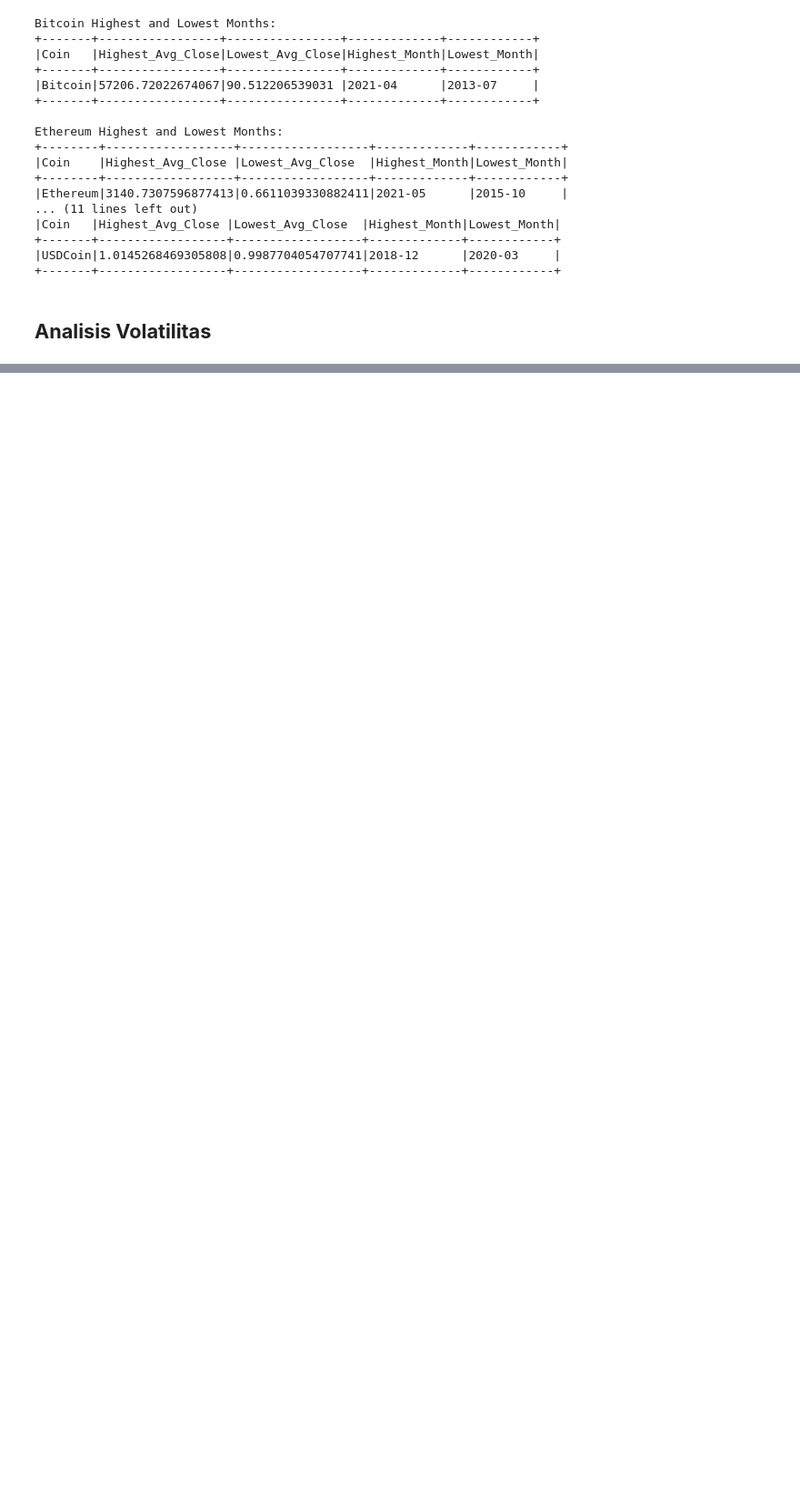
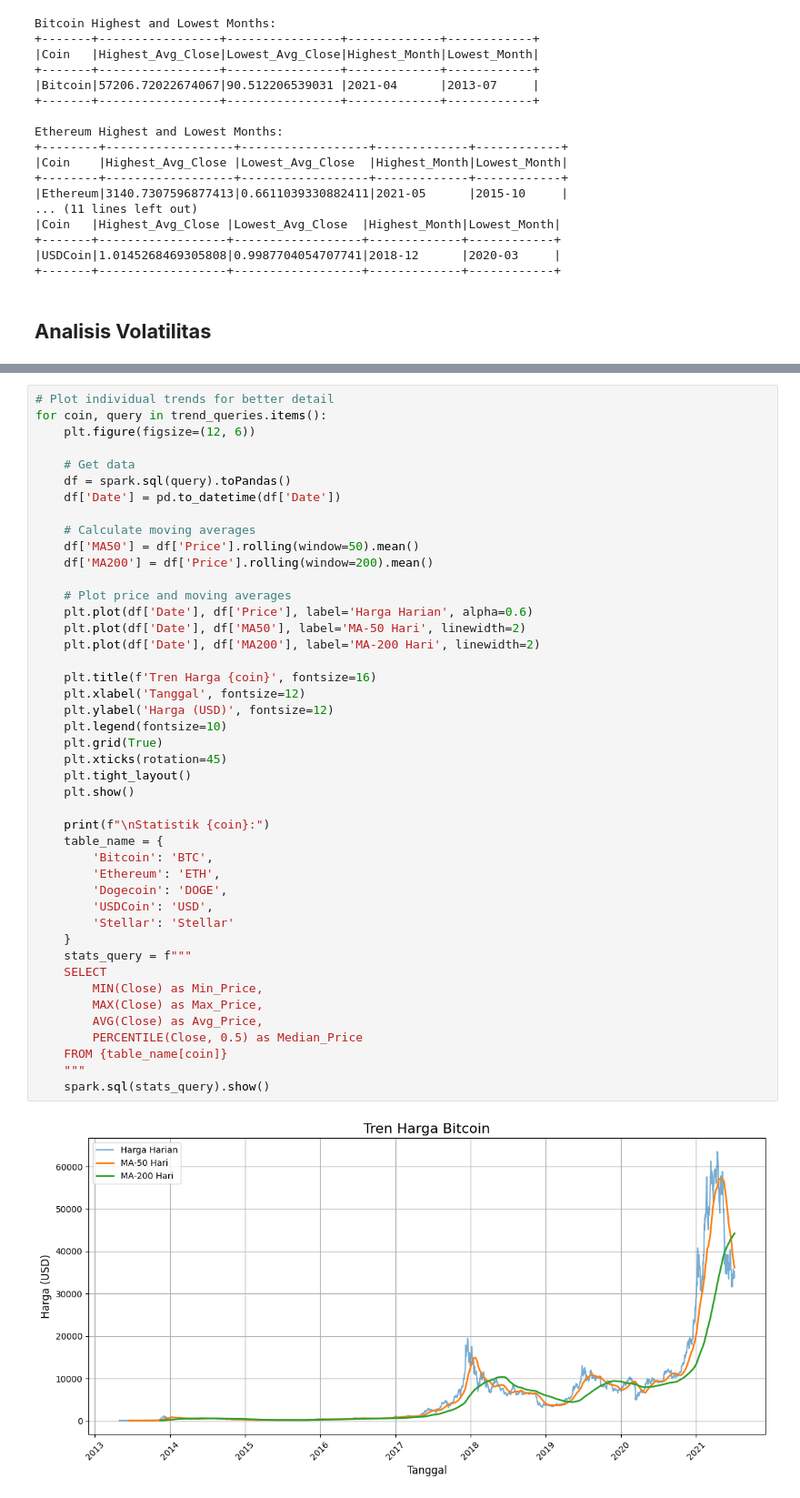
Before and after one commit to KenetHilang/BigData_ApacheSpark, a Jupyter notebook: Spark_BigData.ipynb, the cells around one changed output, grey strips where cells are left out. Shown at 91% size. Saved outputs shown, nothing was run; the diff lists cells and outputs as text; blank space fills up the shorter version.

```diff
--- a/Spark_BigData.ipynb
+++ b/Spark_BigData.ipynb
@@ -350,0 +650,46 @@ only showing top 5 rows
+# %%
+# Plot individual trends for better detail
+for coin, query in trend_queries.items():
+    plt.figure(figsize=(12, 6))
+
+    # Get data
+    df = spark.sql(query).toPandas()
+    df['Date'] = pd.to_datetime(df['Date'])
+
+    # Calculate moving averages
+    df['MA50'] = df['Price'].rolling(window=50).mean()
+    df['MA200'] = df['Price'].rolling(window=200).mean()
+
+    # Plot price and moving averages
+    plt.plot(df['Date'], df['Price'], label='Harga Harian', alpha=0.6)
+    plt.plot(df['Date'], df['MA50'], label='MA-50 Hari', linewidth=2)
+    plt.plot(df['Date'], df['MA200'], label='MA-200 Hari', linewidth=2)
+
+    plt.title(f'Tren Harga {coin}', fontsize=16)
+    plt.xlabel('Tanggal', fontsize=12)
+    plt.ylabel('Harga (USD)', fontsize=12)
+    plt.legend(fontsize=10)
+    plt.grid(True)
+    plt.xticks(rotation=45)
+    plt.tight_layout()
+    plt.show()
+
+    print(f"\nStatistik {coin}:")
+    table_name = {
+        'Bitcoin': 'BTC',
+        'Ethereum': 'ETH',
+        'Dogecoin': 'DOGE',
+        'USDCoin': 'USD',
+        'Stellar': 'Stellar'
+    }
+    stats_query = f"""
+    SELECT
+        MIN(Close) as Min_Price,
+        MAX(Close) as Max_Price,
+        AVG(Close) as Avg_Price,
+        PERCENTILE(Close, 0.5) as Median_Price
+    FROM {table_name[coin]}
+    """
+    spark.sql(stats_query).show()
+# %% [output]
+[figure, added]
```
Also changed, not shown: parts of 14 cells of this notebook, 1 other file.
